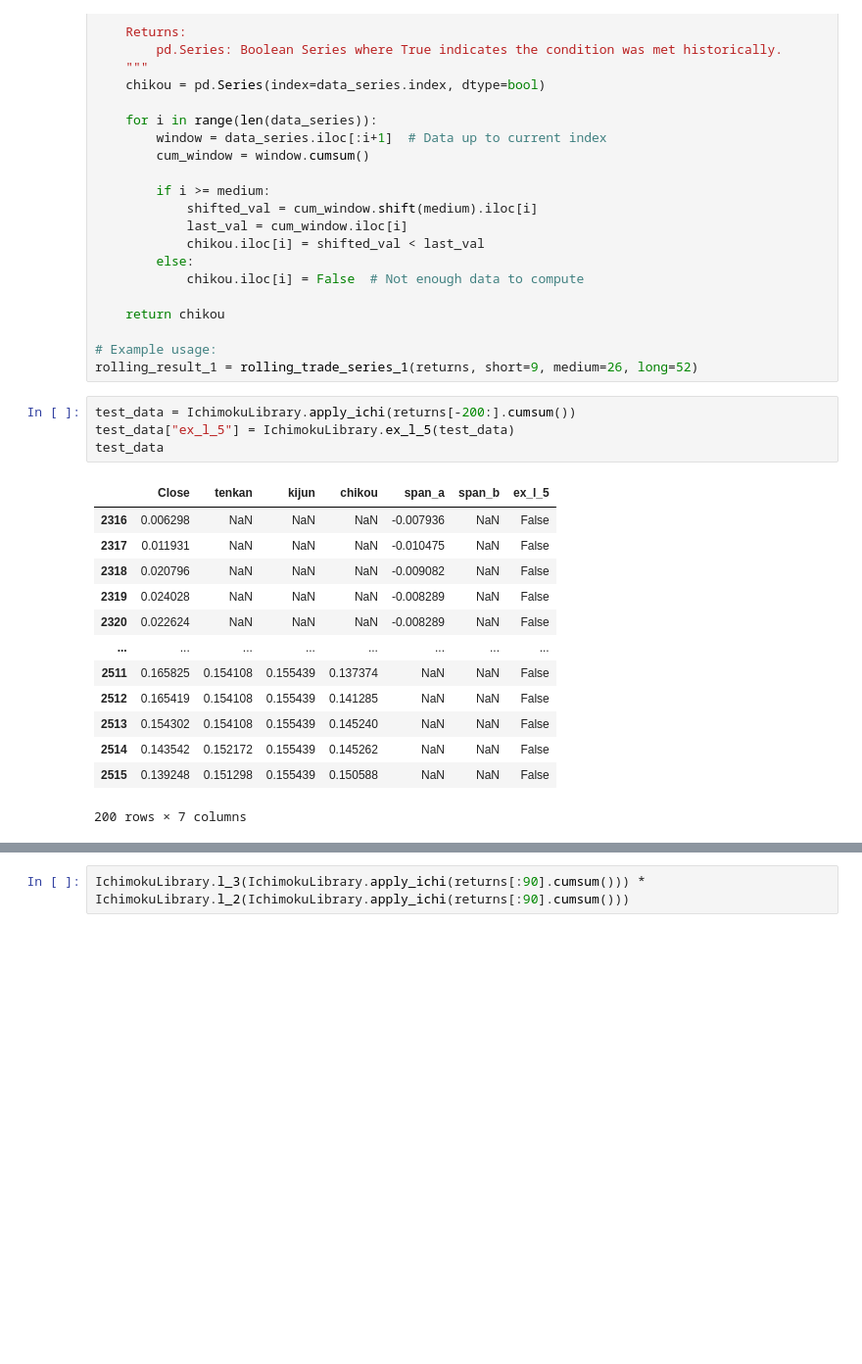
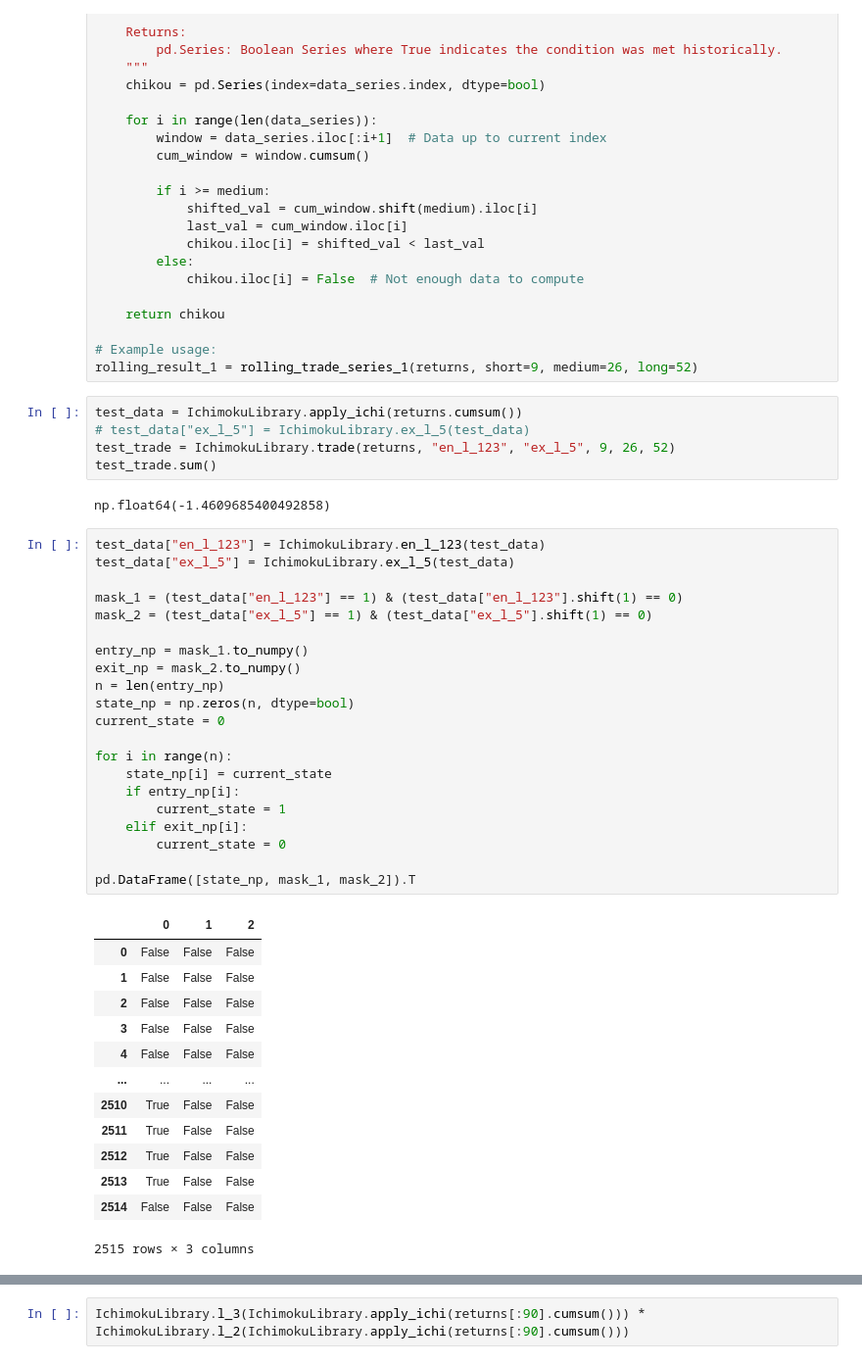
Before and after one commit to Oliver-De-Fusco/6CAP-TA-Code, a Jupyter notebook: diagnostic.ipynb, the cells around one changed output, grey strips where cells are left out. Shown at 98% size. Drawn from its saved outputs; the diff is of its cells as text; blank space fills up the shorter version.

```diff
--- a/diagnostic.ipynb
+++ b/diagnostic.ipynb
@@ -69,20 +69,44 @@ def rolling_trade_series_1(data_series, short, medium, long):
 # Example usage:
 rolling_result_1 = rolling_trade_series_1(returns, short=9, medium=26, long=52)
 # %%
-test_data = IchimokuLibrary.apply_ichi(returns[-200:].cumsum())
-test_data["ex_l_5"] = IchimokuLibrary.ex_l_5(test_data)
-test_data
+test_data = IchimokuLibrary.apply_ichi(returns.cumsum())
+# test_data["ex_l_5"] = IchimokuLibrary.ex_l_5(test_data)
+test_trade = IchimokuLibrary.trade(returns, "en_l_123", "ex_l_5", 9, 26, 52)
+test_trade.sum()
 # %% [output]
-|  | Close | tenkan | kijun | chikou | span_a | span_b | ex_l_5 |
-| 2316 | 0.006298 | NaN | NaN | NaN | -0.007936 | NaN | False |
-| 2317 | 0.011931 | NaN | NaN | NaN | -0.010475 | NaN | False |
-| 2318 | 0.020796 | NaN | NaN | NaN | -0.009082 | NaN | False |
-| 2319 | 0.024028 | NaN | NaN | NaN | -0.008289 | NaN | False |
-| 2320 | 0.022624 | NaN | NaN | NaN | -0.008289 | NaN | False |
-| ... | ... | ... | ... | ... | ... | ... | ... |
-| 2511 | 0.165825 | 0.154108 | 0.155439 | 0.137374 | NaN | NaN | False |
-| 2512 | 0.165419 | 0.154108 | 0.155439 | 0.141285 | NaN | NaN | False |
-| 2513 | 0.154302 | 0.154108 | 0.155439 | 0.145240 | NaN | NaN | False |
-| 2514 | 0.143542 | 0.152172 | 0.155439 | 0.145262 | NaN | NaN | False |
-| 2515 | 0.139248 | 0.151298 | 0.155439 | 0.150588 | NaN | NaN | False |
-200 rows × 7 columns
+np.float64(-1.4609685400492858)
+# %%
+test_data["en_l_123"] = IchimokuLibrary.en_l_123(test_data)
+test_data["ex_l_5"] = IchimokuLibrary.ex_l_5(test_data)
+
+mask_1 = (test_data["en_l_123"] == 1) & (test_data["en_l_123"].shift(1) == 0)
+mask_2 = (test_data["ex_l_5"] == 1) & (test_data["ex_l_5"].shift(1) == 0)
+
+entry_np = mask_1.to_numpy()
+exit_np = mask_2.to_numpy()
+n = len(entry_np)
+state_np = np.zeros(n, dtype=bool)
+current_state = 0
+
+for i in range(n):
+    state_np[i] = current_state
+    if entry_np[i]:
+        current_state = 1
+    elif exit_np[i]:
+        current_state = 0
+
+pd.DataFrame([state_np, mask_1, mask_2]).T
+# %% [output]
+|  | 0 | 1 | 2 |
+| 0 | False | False | False |
+| 1 | False | False | False |
+| 2 | False | False | False |
+| 3 | False | False | False |
+| 4 | False | False | False |
+| ... | ... | ... | ... |
+| 2510 | True | False | False |
+| 2511 | True | False | False |
+| 2512 | True | False | False |
+| 2513 | True | False | False |
+| 2514 | False | False | False |
+2515 rows × 3 columns
```
Also changed, not shown: parts of 6 cells of this notebook, 27 other files.
